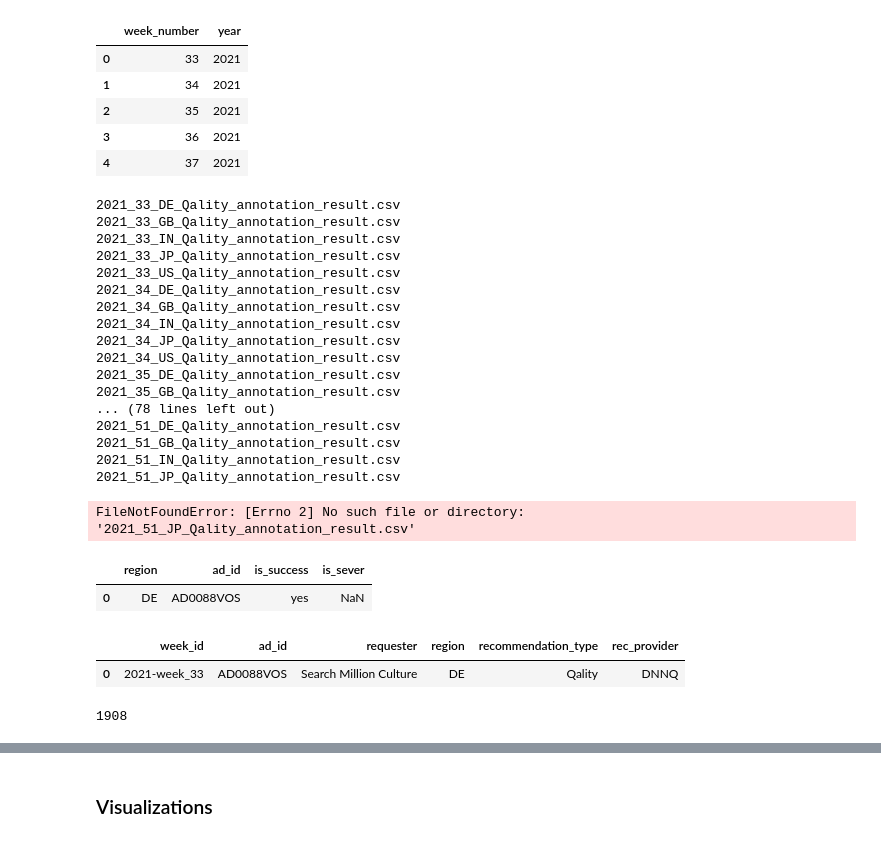
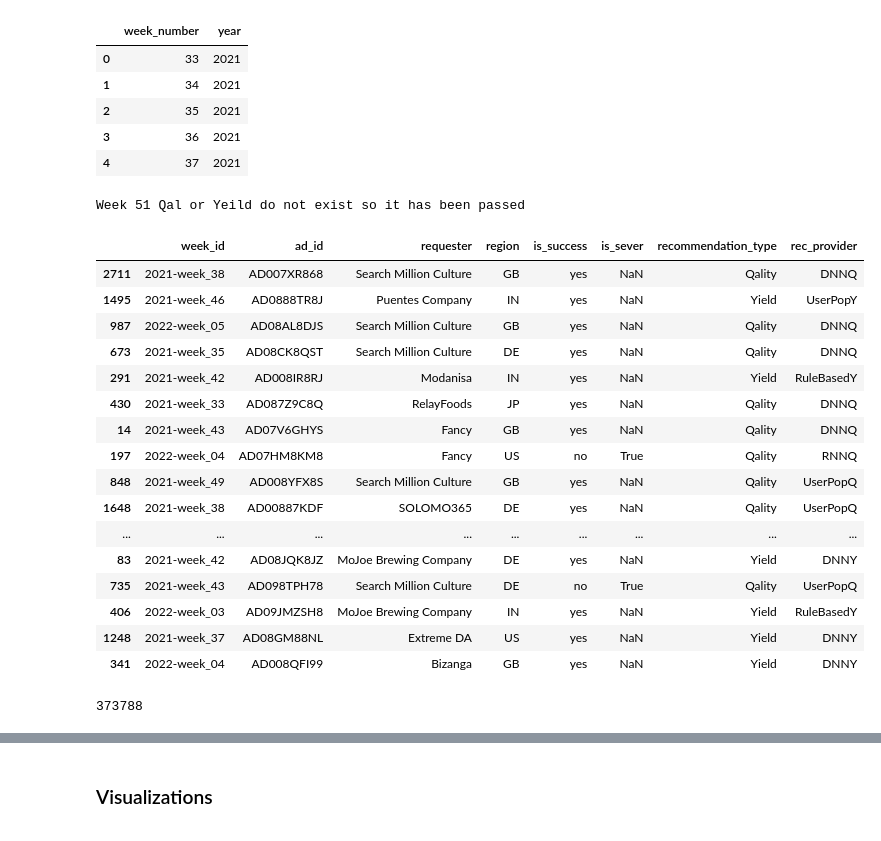
Before and after one commit to lironavin/tcds17-ML-projects, a Jupyter notebook: pandas exercise/Exercise 2 - pandas.ipynb, the cells around one changed output, grey strips where cells are left out. Cells and saved outputs as stored; diff of their text form; code cells hidden in the pictures.

```diff
--- a/pandas exercise/Exercise 2 - pandas.ipynb
+++ b/pandas exercise/Exercise 2 - pandas.ipynb
@@ -514,15 +560,26 @@ time_list.head()
 # %%
 time_list = time_list.reset_index()
 # %%
+import numpy as np
+
+ad_annotations = pd.DataFrame()
+
 for index, row in time_list.iterrows():
     for rg in region_list:
 #        print(rg)
 #        print(row['week_number'], row['year'])
         w_num = str(row['week_number'])
+#        print(w_num)
         if row['week_number'] < 10: w_num = '0' + str(row['week_number'])
         sample_url = str(row['year']) + '_' + w_num + '_' + rg + '__Sample.csv'
         url_qal = str(row['year']) + '_' + w_num + '_' + rg + '_Qality_annotation_result.csv'
-        print(url_qal)
+#        print(url_qal)
+
+        ###  dealing with the missing week for region JP ###
+        if (w_num == '51' and rg == 'JP'):
+            print('\nWeek 51 Qal or Yeild do not exist so it has been passed\n')
+            continue
+
         url_yie = str(row['year']) + '_' + w_num + '_' + rg + '_Yield_annotation_result.csv'
 
         #### First splitting to Qality and Yield
@@ -543,39 +600,40 @@ for index, row in time_list.iterrows():
         yeild_ad_annotations_df = yeild_sample_df.merge(yei_df, on='ad_id', how='left')
 #        len(yeild_ad_annotations_df)
 
+        ### Adding it all together ###
+        ad_annotations = pd.concat([ad_annotations,qal_ad_annotations_df,yeild_ad_annotations_df])
 
-####    create a qality and yield dataframe for 2021_51_JP_Qality_annotation_result.csv
+
+del ad_annotations['region_y']
+ad_annotations = ad_annotations[['week_id', 'ad_id', 'requester', 'region_x','is_success','is_sever', 'recommendation_type', 'rec_provider']]
+ad_annotations = ad_annotations.rename(columns={'region_x':'region'})
+ad_annotations.sort_values(['week_id','region','ad_id'])
+
+ad_annotations.to_csv('ad_annotations_assembeled.csv',index=False)
 #### and then merge all annotations yeild + qality into one file
 # %% [output]
-2021_33_DE_Qality_annotation_result.csv
-2021_33_GB_Qality_annotation_result.csv
-2021_33_IN_Qality_annotation_result.csv
-2021_33_JP_Qality_annotation_result.csv
-2021_33_US_Qality_annotation_result.csv
-2021_34_DE_Qality_annotation_result.csv
-2021_34_GB_Qality_annotation_result.csv
-2021_34_IN_Qality_annotation_result.csv
-2021_34_JP_Qality_annotation_result.csv
-2021_34_US_Qality_annotation_result.csv
-2021_35_DE_Qality_annotation_result.csv
-2021_35_GB_Qality_annotation_result.csv
-... (78 lines left out)
-2021_51_DE_Qality_annotation_result.csv
-2021_51_GB_Qality_annotation_result.csv
-2021_51_IN_Qality_annotation_result.csv
-2021_51_JP_Qality_annotation_result.csv
+Week 51 Qal or Yeild do not exist so it has been passed
-FileNotFoundError: [Errno 2] No such file or directory: '2021_51_JP_Qality_annotation_result.csv'
-# %%
-qal_df[qal_df.ad_id == 'AD0088VOS']
-# %% [output]
-|  | region | ad_id | is_success | is_sever |
-| 0 | DE | AD0088VOS | yes | NaN |
-# %%
-qality_sample_df[qality_sample_df.ad_id == 'AD0088VOS']
-# %% [output]
-|  | week_id | ad_id | requester | region | recommendation_type | rec_provider |
-| 0 | 2021-week_33 | AD0088VOS | Search Million Culture | DE | Qality | DNNQ |
+# %%
+ad_annotations.sample(30)
+# %% [output]
+|  | week_id | ad_id | requester | region | is_success | is_sever | recommendation_type | rec_provider |
+| 2711 | 2021-week_38 | AD007XR868 | Search Million Culture | GB | yes | NaN | Qality | DNNQ |
+| 1495 | 2021-week_46 | AD0888TR8J | Puentes Company | IN | yes | NaN | Yield | UserPopY |
+| 987 | 2022-week_05 | AD08AL8DJS | Search Million Culture | GB | yes | NaN | Qality | DNNQ |
+| 673 | 2021-week_35 | AD08CK8QST | Search Million Culture | DE | yes | NaN | Qality | DNNQ |
+| 291 | 2021-week_42 | AD008IR8RJ | Modanisa | IN | yes | NaN | Yield | RuleBasedY |
+| 430 | 2021-week_33 | AD087Z9C8Q | RelayFoods | JP | yes | NaN | Qality | DNNQ |
+| 14 | 2021-week_43 | AD07V6GHYS | Fancy | GB | yes | NaN | Qality | DNNQ |
+| 197 | 2022-week_04 | AD07HM8KM8 | Fancy | US | no | True | Qality | RNNQ |
+| 848 | 2021-week_49 | AD008YFX8S | Search Million Culture | GB | yes | NaN | Qality | UserPopQ |
+| 1648 | 2021-week_38 | AD00887KDF | SOLOMO365 | DE | yes | NaN | Qality | UserPopQ |
+| ... | ... | ... | ... | ... | ... | ... | ... | ... |
+| 83 | 2021-week_42 | AD08JQK8JZ | MoJoe Brewing Company | DE | yes | NaN | Yield | DNNY |
+| 735 | 2021-week_43 | AD098TPH78 | Search Million Culture | DE | no | True | Qality | UserPopQ |
+| 406 | 2022-week_03 | AD09JMZSH8 | MoJoe Brewing Company | IN | yes | NaN | Yield | RuleBasedY |
+| 1248 | 2021-week_37 | AD08GM88NL | Extreme DA | US | yes | NaN | Yield | DNNY |
+| 341 | 2022-week_04 | AD008QFI99 | Bizanga | GB | yes | NaN | Yield | DNNY |
 # %%
-len(qal_ad_annotations_df)
+len(ad_annotations)
 # %% [output]
-1908
+373788
```
Also changed, not shown: parts of 33 cells of this notebook, 1 other file.
